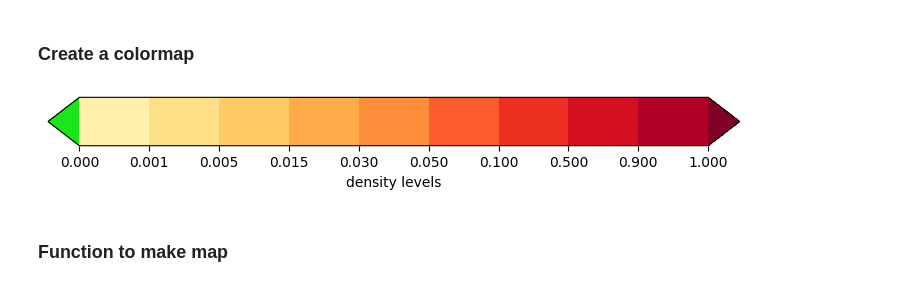
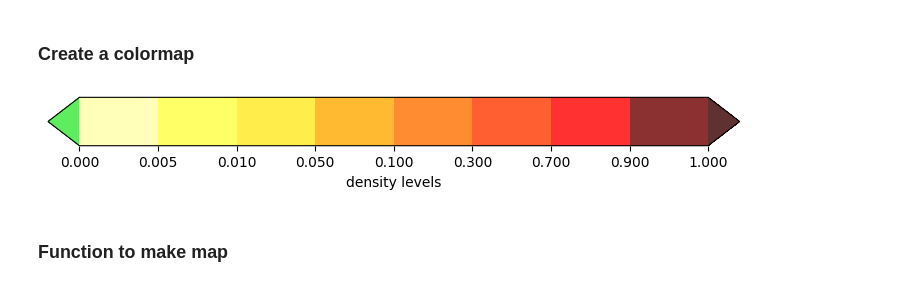
Before and after one commit to AndreSantos2000/A_map_of_privacy-sensitivity_in_human_genomes, a Jupyter notebook: jupyter_scripts/Cytoband_DataPresentation.ipynb, the cells around one changed output. Cells and saved outputs as stored; diff of their text form; code cells hidden in the pictures.

Commit message:
Table cell colours costumised
- costum colors for table
- dimensions ajustments to figures

```diff
--- a/jupyter_scripts/Cytoband_DataPresentation.ipynb
+++ b/jupyter_scripts/Cytoband_DataPresentation.ipynb
@@ -178,37 +178,41 @@ def makeMap_dict(cb_df):
 <h3>Create a colormap
 # %%
 fig, ax = plt.subplots(figsize=(7, 1), layout='constrained')
-green = np.array([1/10, 9/10, 1/10, 1])
-lYelw = np.array([9/10, 9/10, 5/10, 1])
-yelw = np.array([9/10, 9/10, 1/10, 1])
-dYelw = np.array([9/10, 7/10, 1/10, 1])
-lOrng = np.array([9/10, 5/10, 1/10, 1])
-orng = np.array([9/10, 3/10, 1/10, 1])
-dOrng = np.array([9/10, 1/10, 1/10, 1])
-lred = np.array([7/10, 1/10, 1/10, 1])
-Red = np.array([5/10, 1/10, 1/10, 1])
-dRed = np.array([3/10, 0/10, 0/10, 1])
-dark = np.array([1/10, 1/10, 1/10, 1])
+green = np.array([1/10, 9/10, 1/10, 0.7])
+
+lYelw = np.array([10/10, 10/10, 7/10, 0.9])
+yelw = np.array([10/10, 10/10, 4/10, 1])
+dYelw = np.array([10/10, 9/10, 0/10, 0.7])
+
+lOrng = np.array([10/10, 7/10, 1/10, 0.9])
+orng = np.array([10/10, 5/10, 1/10, 0.9])
+dOrng = np.array([10/10, 3/10, 1/10, 0.9])
+
+lred = np.array([10/10, 1/10, 1/10, 0.9])
+Red = np.array([5/10, 1/10, 1/10, 0.9])
+dRed = np.array([3/10, 1/10, 1/10, 0.9])
+
+white = np.array([0/10, 0/10, 0/10, 0])
 
 colormap = plt.cm.YlOrRd
 newColorMap = colormap(np.linspace(0, 1, 512))
 newColorMap[0, :] = green
-newcmp = ListedColormap(newColorMap)
+#newcmp = ListedColormap(newColorMap)
 
-#colormap = (mpl.colors.ListedColormap([green, lYelw, yelw, dYelw, lOrng, orng, dOrng, lred, Red, dRed, dark]))
+colormap = (mpl.colors.ListedColormap([green, lYelw, yelw, dYelw, lOrng, orng, dOrng, lred, Red, dRed]))
         #.with_extremes(under='yellow', over='magenta'))
 
 
-bounds = [0, 0.001, 0.005, 0.015, 0.03, 0.05, 0.1, 0.5, 0.9, 1]
-norm = mpl.colors.BoundaryNorm(bounds, newcmp.N, extend='both')
+bounds = [0, 0.005, 0.010, 0.05, 0.1, 0.3, 0.7, 0.9, 1]
+norm = mpl.colors.BoundaryNorm(bounds, colormap.N, extend='both')
 #norm = mpl.colors.LogNorm()#bounds[0], bounds[len(bounds)-1])
 mappable = mpl.cm.ScalarMappable(cmap=newcmp, norm=norm)
 
 cmap = mappable.get_cmap()
 
-fig.colorbar(mpl.cm.ScalarMappable(norm=norm, cmap=newcmp),
+fig.colorbar(mpl.cm.ScalarMappable(norm=norm, cmap=colormap),
              cax=ax, orientation='horizontal', label='density levels')
 
 plt.savefig('images/mapLegend.pdf', format="pdf", bbox_inches="tight")
 # %% [output]
-[figure, old version]
+[figure, new version]
```
Also changed, not shown: parts of 5 cells of this notebook, 3 other files.
